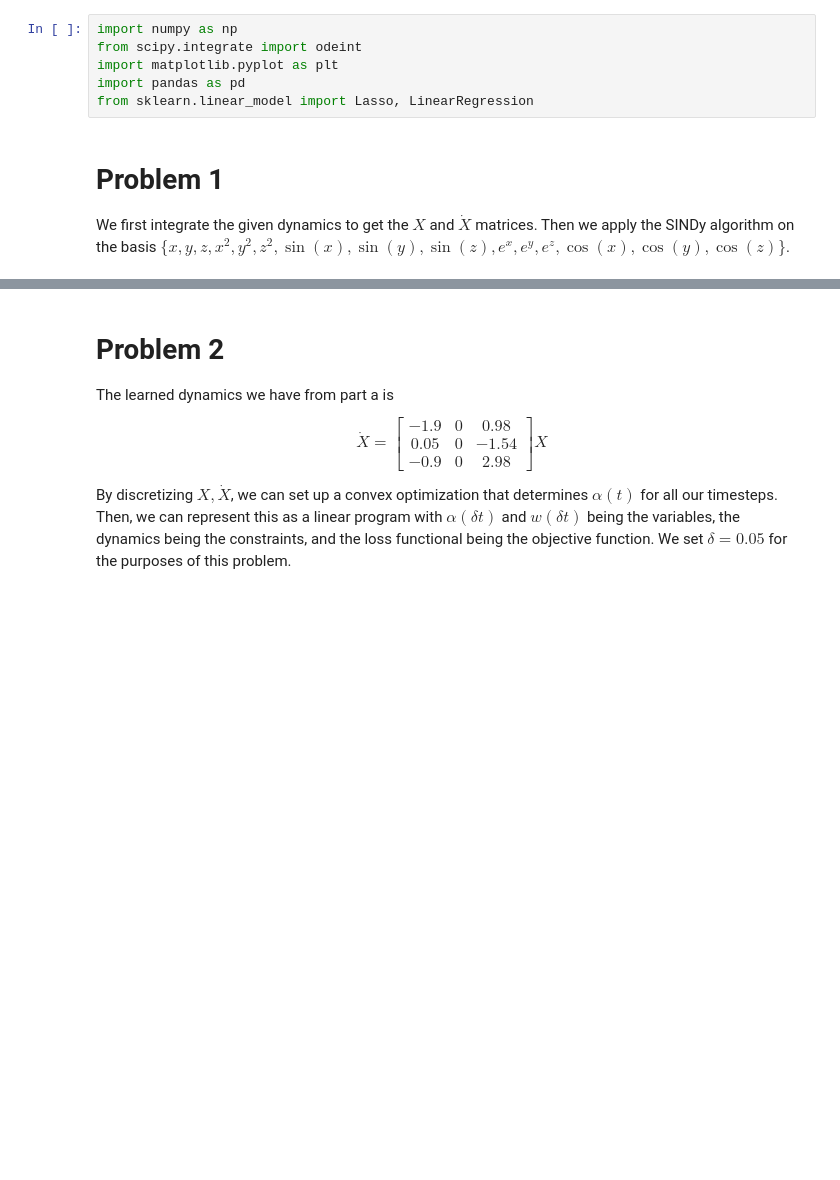
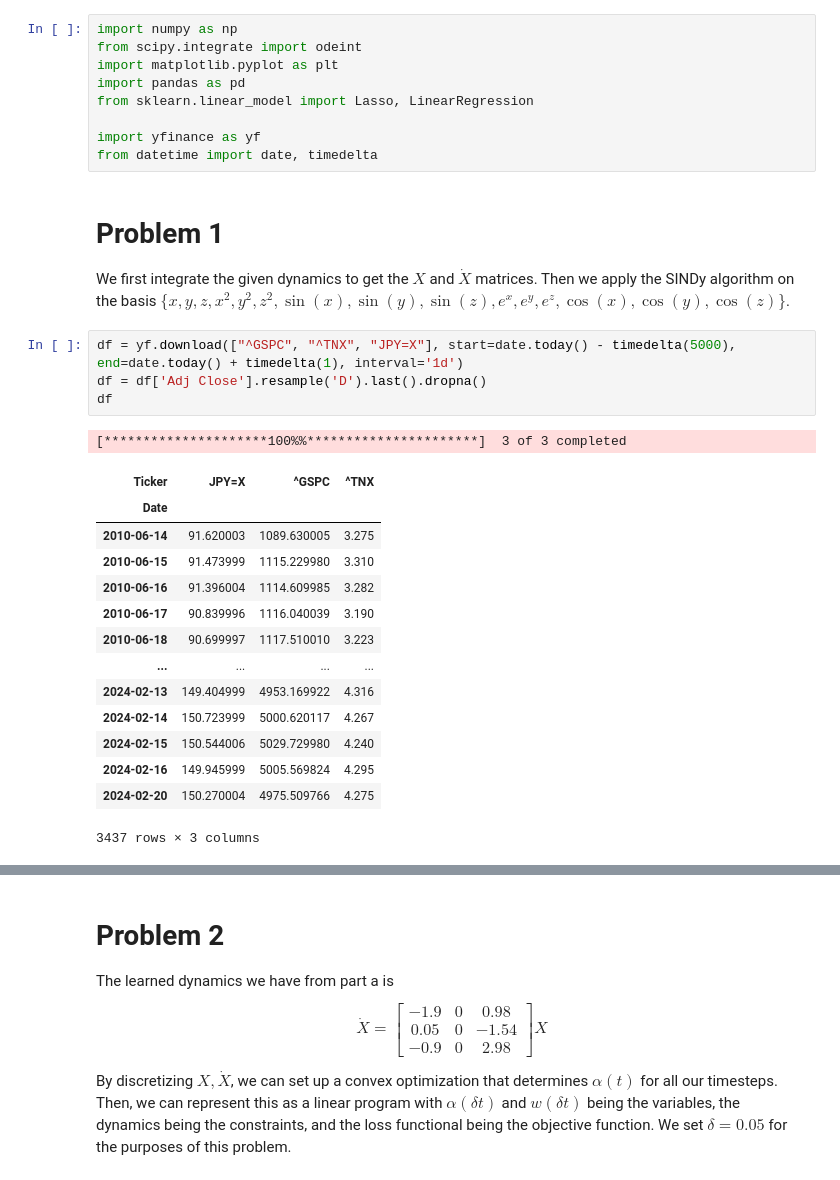
Before and after one commit to abhatia1205/CausalityTests, a Jupyter notebook: Pred_ML_HW_3.ipynb, the cells around one changed output, grey strips where cells are left out. Cells and saved outputs as stored; diff of their text form; blank space fills up the shorter version.

```diff
--- a/Pred_ML_HW_3.ipynb
+++ b/Pred_ML_HW_3.ipynb
@@ -4,8 +4,31 @@ from scipy.integrate import odeint
 import matplotlib.pyplot as plt
 import pandas as pd
 from sklearn.linear_model import Lasso, LinearRegression
+
+import yfinance as yf
+from datetime import date, timedelta
 # %% [markdown]
 <h1> Problem 1 </h1>
 
 We first integrate the given dynamics to get the $X$ and $\dot{X}$ matrices. Then we apply the SINDy algorithm on the basis $\{x, y, z, x^2, y^2, z^2, \sin(x), \sin(y), \sin(z), e^x, e^y, e^z, \cos(x), \cos(y), \cos(z)\}$.
+# %%
+df = yf.download(["^GSPC", "^TNX", "JPY=X"], start=date.today() - timedelta(5000), end=date.today() + timedelta(1), interval='1d')
+df = df['Adj Close'].resample('D').last().dropna()
+df
+# %% [output]
+[*********************100%%**********************]  3 of 3 completed
+| Ticker | JPY=X | ^GSPC | ^TNX |
+| Date |  |  |  |
+| 2010-06-14 | 91.620003 | 1089.630005 | 3.275 |
+| 2010-06-15 | 91.473999 | 1115.229980 | 3.310 |
+| 2010-06-16 | 91.396004 | 1114.609985 | 3.282 |
+| 2010-06-17 | 90.839996 | 1116.040039 | 3.190 |
+| 2010-06-18 | 90.699997 | 1117.510010 | 3.223 |
+| ... | ... | ... | ... |
+| 2024-02-13 | 149.404999 | 4953.169922 | 4.316 |
+| 2024-02-14 | 150.723999 | 5000.620117 | 4.267 |
+| 2024-02-15 | 150.544006 | 5029.729980 | 4.240 |
+| 2024-02-16 | 149.945999 | 5005.569824 | 4.295 |
+| 2024-02-20 | 150.270004 | 4975.509766 | 4.275 |
+3437 rows × 3 columns
 # %%
```
Also changed, not shown: parts of 1 cell of this notebook, 1 other file.
